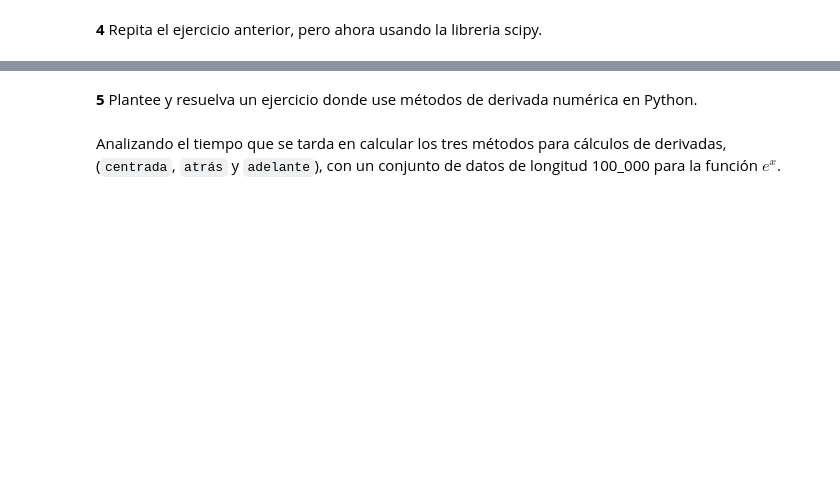
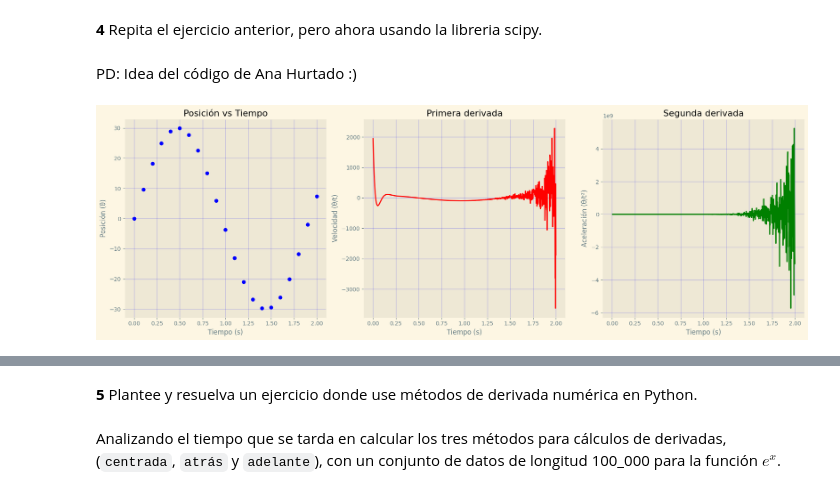
Before and after one commit to estivengrx/computational_methods_physics_astronomy, a Jupyter notebook: Workshops/Taller_04_EstivenCastrillon.ipynb, the cells around one changed output, grey strips where cells are left out. Drawn from its saved outputs; the diff is of its cells as text; code cells hidden in the pictures; blank space fills up the shorter version.

```diff
--- a/Workshops/Taller_04_EstivenCastrillon.ipynb
+++ b/Workshops/Taller_04_EstivenCastrillon.ipynb
@@ -172,2 +289,44 @@ plt.show()
 # %% [markdown]
 **4** Repita el ejercicio anterior, pero ahora usando la libreria scipy.
+# %% [markdown]
+PD: Idea del código de Ana Hurtado :)
+# %%
+from scipy.interpolate import lagrange
+from scipy.misc import derivative
+
+# Interpolación de Lagrange
+pol = lagrange(t, θ)
+t_nuevo = np.linspace(0, 2, 1000)
+
+# Primera y segunda derivada
+primera_dev = np.array([derivative(pol, ti, dx=1e-6) for ti in t_nuevo])
+segunda_dev = np.array([derivative(pol, ti, dx=1e-6, n=2) for ti in t_nuevo])
+
+# Crear subplots
+fig, axs = plt.subplots(1, 3, figsize=(18, 6))
+
+# Posición vs tiempo
+axs[0].scatter(t, θ, color='blue')
+axs[0].set_title('Posición vs Tiempo')
+axs[0].set_xlabel('Tiempo (s)')
+axs[0].set_ylabel('Posición (θ)')
+axs[0].grid(True, alpha=0.2, color='b')
+
+# Primera derivada
+axs[1].plot(t_nuevo, primera_dev, label='Primera derivada', color='red')
+axs[1].set_title('Primera derivada')
+axs[1].set_xlabel('Tiempo (s)')
+axs[1].set_ylabel('Velocidad (θ/t)')
+axs[1].grid(True, alpha=0.2, color='b')
+
+# Segunda derivada
+axs[2].plot(t_nuevo, segunda_dev, label='Segunda derivada', color='green')
+axs[2].set_title('Segunda derivada')
+axs[2].set_xlabel('Tiempo (s)')
+axs[2].set_ylabel('Aceleración (θ/t²)')
+axs[2].grid(True, alpha=0.2, color='b')
+
+plt.tight_layout()
+plt.show()
+# %% [output]
+[figure, added]
```
Also changed, not shown: parts of 8 cells of this notebook.
